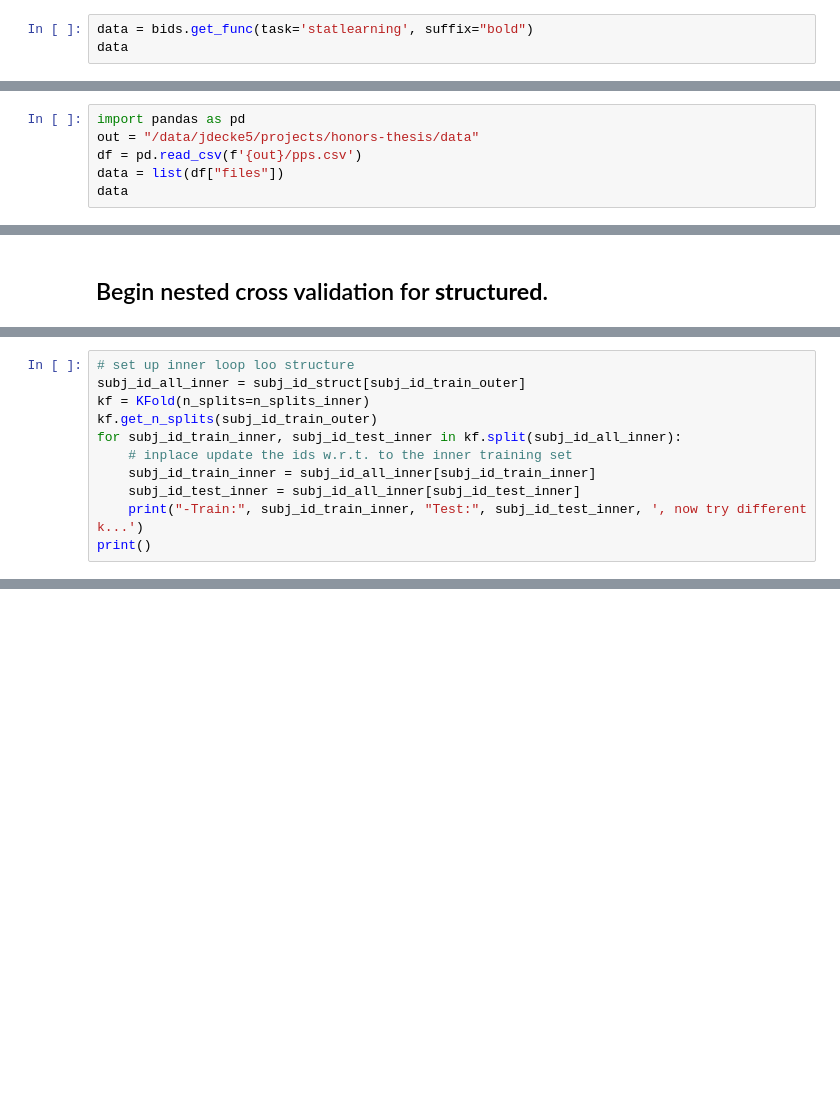
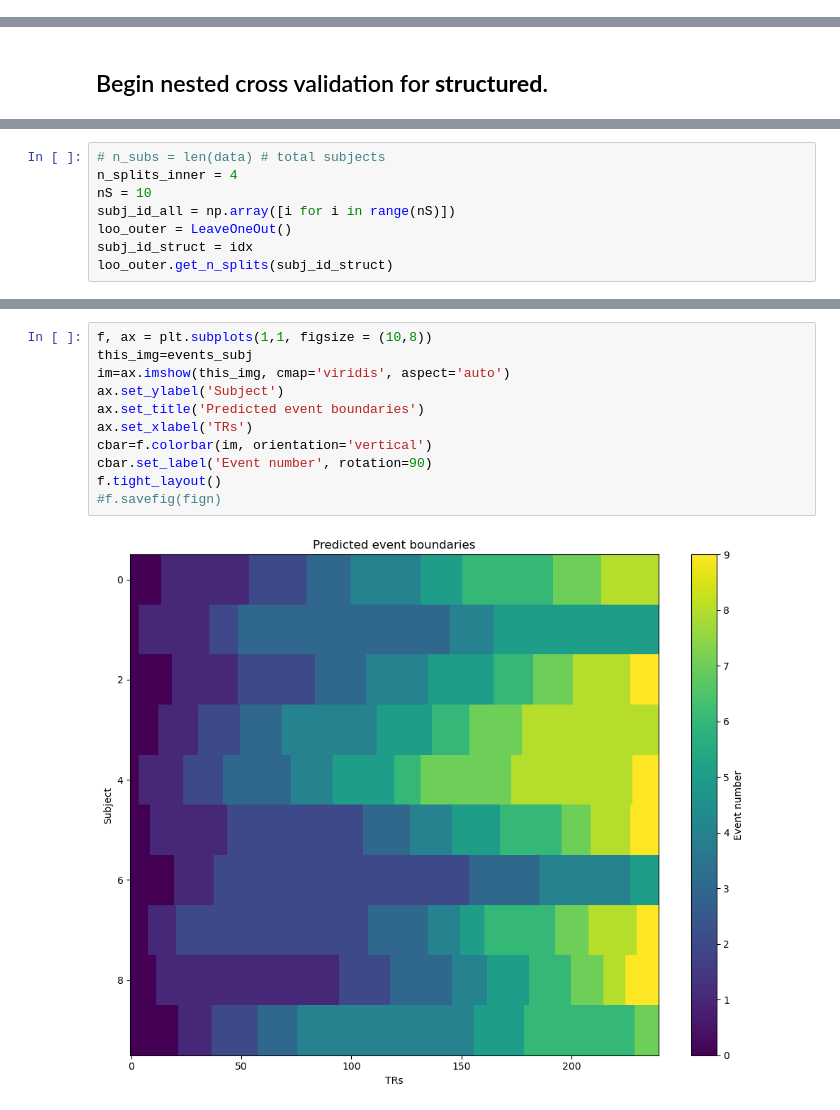
Before and after one commit to w-decker/Honors-Thesis, a Jupyter notebook: EventSeg/main.ipynb, the cells around one changed output, grey strips where cells are left out. Cells and saved outputs as stored; diff of their text form; blank space fills up the shorter version.

```diff
--- a/EventSeg/main.ipynb
+++ b/EventSeg/main.ipynb
@@ -50,3 +4,0 @@ Get list of functional data.
-# %%
-data = bids.get_func(task='statlearning', suffix="bold")
-data
@@ -83,6 +4,0 @@ Load back file list
-# %%
-import pandas as pd
-out = "/data/jdecke5/projects/honors-thesis/data"
-df = pd.read_csv(f'{out}/pps.csv')
-data = list(df["files"])
-data
@@ -367,11 +27,0 @@ Outer:  Train: [0 2 3 4 5 6 7 8 9] Test: [1]
-# %%
-# set up inner loop loo structure
-subj_id_all_inner = subj_id_struct[subj_id_train_outer]
-kf = KFold(n_splits=n_splits_inner)
-kf.get_n_splits(subj_id_train_outer)
-for subj_id_train_inner, subj_id_test_inner in kf.split(subj_id_all_inner):
-    # inplace update the ids w.r.t. to the inner training set
-    subj_id_train_inner = subj_id_all_inner[subj_id_train_inner]
-    subj_id_test_inner = subj_id_all_inner[subj_id_test_inner]
-    print("-Train:", subj_id_train_inner, "Test:", subj_id_test_inner, ', now try different k...')
-print()
@@ -428,0 +193,8 @@ np.max(x)
+# %%
+# n_subs = len(data) # total subjects
+n_splits_inner = 4
+nS = 10
+subj_id_all = np.array([i for i in range(nS)])
+loo_outer = LeaveOneOut()
+subj_id_struct = idx
+loo_outer.get_n_splits(subj_id_struct)
@@ -428,0 +398,13 @@ np.max(x)
+# %%
+f, ax = plt.subplots(1,1, figsize = (10,8))
+this_img=events_subj
+im=ax.imshow(this_img, cmap='viridis', aspect='auto')
+ax.set_ylabel('Subject')
+ax.set_title('Predicted event boundaries')
+ax.set_xlabel('TRs')
+cbar=f.colorbar(im, orientation='vertical')
+cbar.set_label('Event number', rotation=90)
+f.tight_layout()
+#f.savefig(fign)
+# %% [output]
+[figure, added]
```
Also changed, not shown: parts of 139 cells of this notebook.
